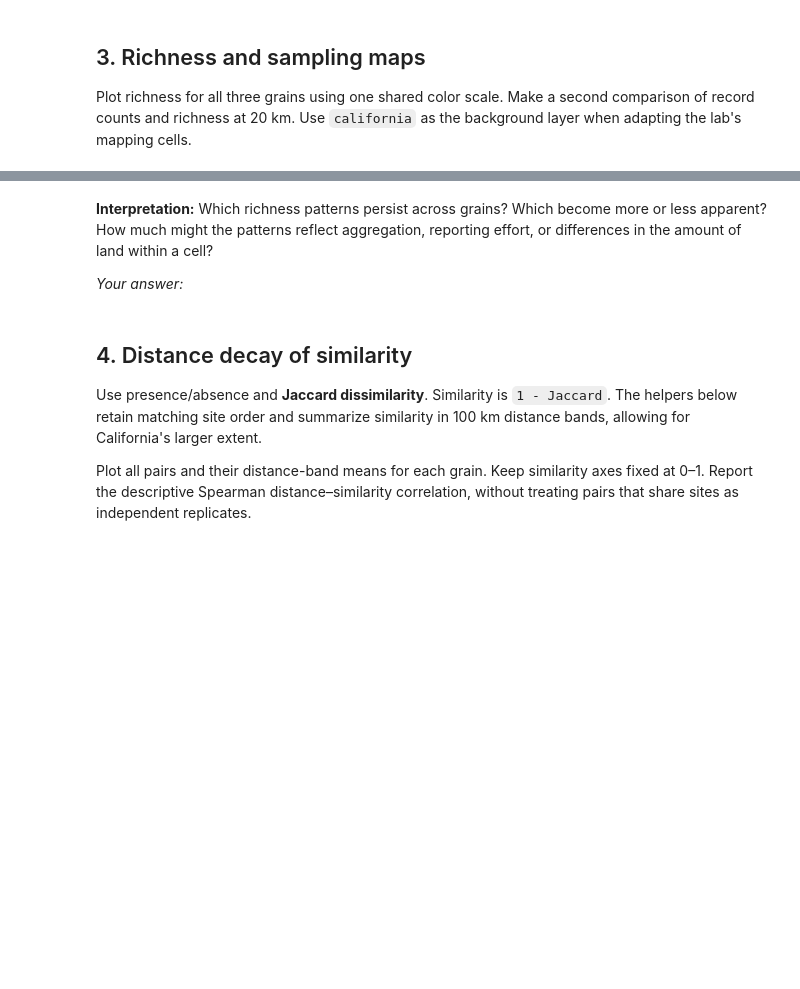
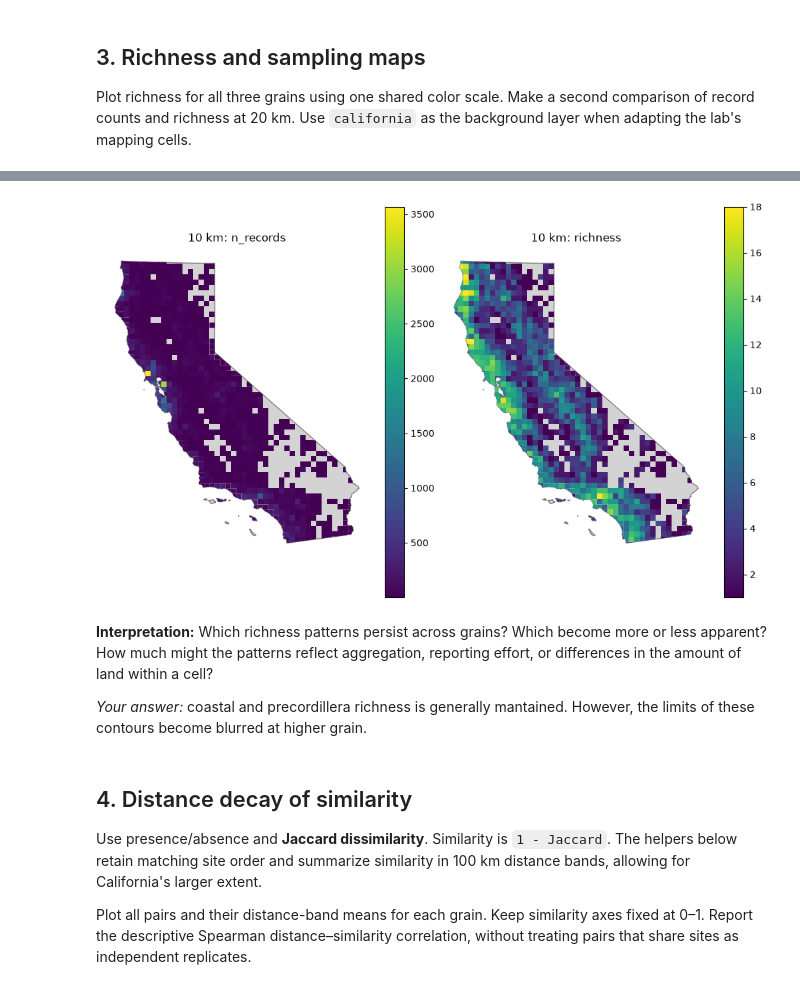
Before and after one commit to Gyrosigma/BIO597-SpatialBiodiversity, a Jupyter notebook: docs/assignments/Assignment-11-SpatialCommunityComposition.ipynb, the cells around one changed output, grey strips where cells are left out. Saved outputs shown, nothing was run; the diff lists cells and outputs as text; code cells hidden in the pictures; blank space fills up the shorter version.

```diff
--- a/docs/assignments/Assignment-11-SpatialCommunityComposition.ipynb
+++ b/docs/assignments/Assignment-11-SpatialCommunityComposition.ipynb
@@ -144,9 +196,19 @@ background layer when adapting the lab's mapping cells.
+# %%
+fig, axes = plt.subplots(1, 2, figsize=(10, 6), layout="constrained")
+for ax, column in zip(axes, ["n_records", "richness"]):
+    california.plot(ax=ax, color="lightgray", edgecolor="gray")
+    sites_by_grain[20].plot(ax=ax, column=column, legend=True)
+    ax.set_title(f"10 km: {column}")
+    ax.set_axis_off()
+plt.show()
+# %% [output]
+[figure, added]
 # %% [markdown]
 **Interpretation:** Which richness patterns persist across grains? Which become
 more or less apparent? How much might the patterns reflect aggregation,
 reporting effort, or differences in the amount of land within a cell?
 
-*Your answer:*
+*Your answer:* coastal and precordillera richness is generally mantained. However, the limits of these contours become blurred at higher grain.
 # %% [markdown]
 ## 4. Distance decay of similarity
 
```
Also changed, not shown: parts of 22 cells of this notebook.
